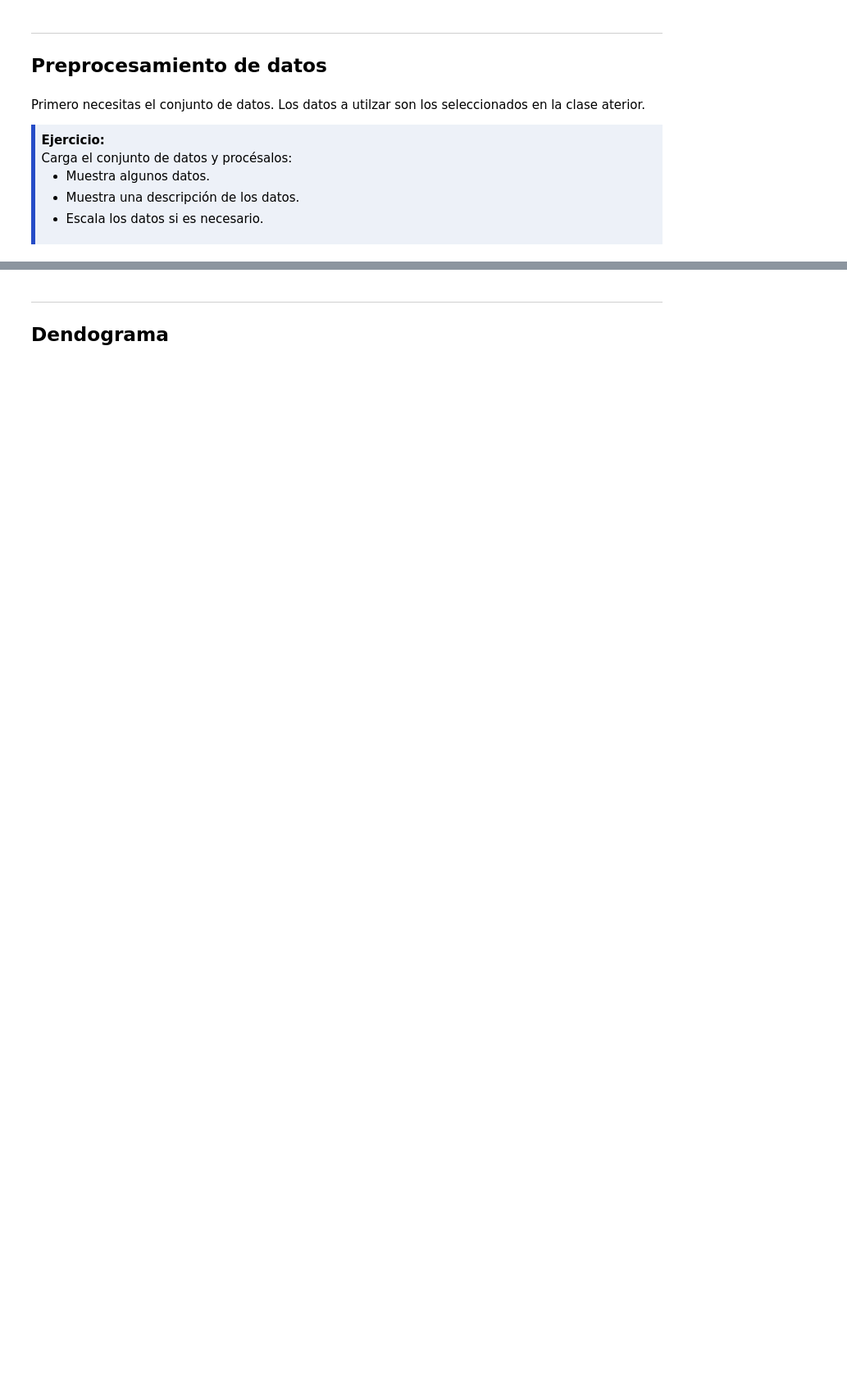
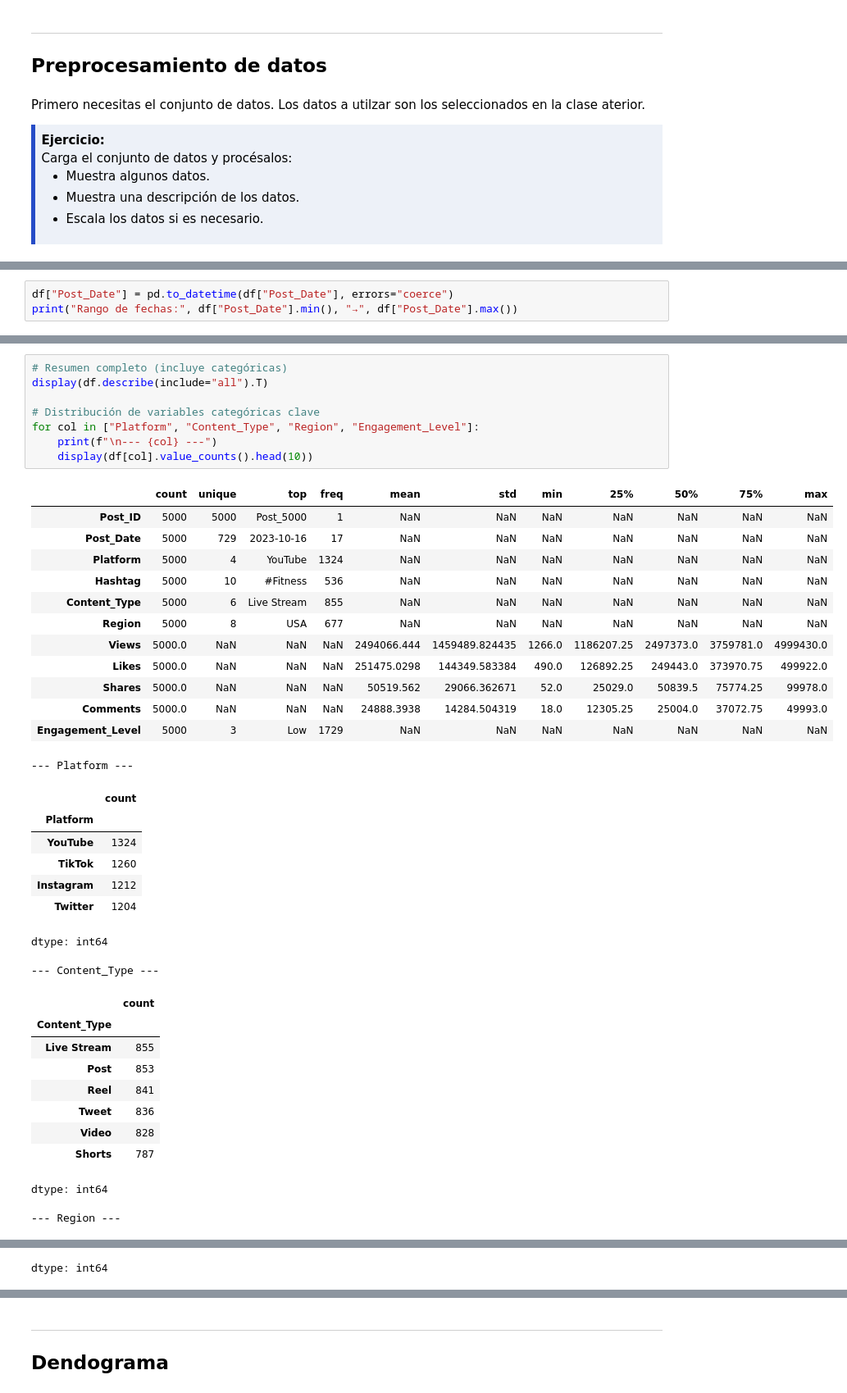
Before and after one commit to arellysoria/tareas-machine-learning-puce, a Jupyter notebook: 2-Ejercicios/03-Agrupamiento-Jerarquico.ipynb, the cells around one changed output, grey strips where cells are left out. Shown at 82% size. Cells and saved outputs as stored; diff of their text form; blank space fills up the shorter version.

```diff
--- a/2-Ejercicios/03-Agrupamiento-Jerarquico.ipynb
+++ b/2-Ejercicios/03-Agrupamiento-Jerarquico.ipynb
@@ -127,0 +150,3 @@ Duplicados: 0
+# %%
+df["Post_Date"] = pd.to_datetime(df["Post_Date"], errors="coerce")
+print("Rango de fechas:", df["Post_Date"].min(), "→", df["Post_Date"].max())
@@ -127,0 +157,40 @@ Duplicados: 0
+# %%
+# Resumen completo (incluye categóricas)
+display(df.describe(include="all").T)
+
+# Distribución de variables categóricas clave
+for col in ["Platform", "Content_Type", "Region", "Engagement_Level"]:
+    print(f"\n--- {col} ---")
+    display(df[col].value_counts().head(10))
+# %% [output]
+|  | count | unique | top | freq | mean | std | min | 25% | 50% | 75% | max |
+| Post_ID | 5000 | 5000 | Post_5000 | 1 | NaN | NaN | NaN | NaN | NaN | NaN | NaN |
+| Post_Date | 5000 | 729 | 2023-10-16 | 17 | NaN | NaN | NaN | NaN | NaN | NaN | NaN |
+| Platform | 5000 | 4 | YouTube | 1324 | NaN | NaN | NaN | NaN | NaN | NaN | NaN |
+| Hashtag | 5000 | 10 | #Fitness | 536 | NaN | NaN | NaN | NaN | NaN | NaN | NaN |
+| Content_Type | 5000 | 6 | Live Stream | 855 | NaN | NaN | NaN | NaN | NaN | NaN | NaN |
+| Region | 5000 | 8 | USA | 677 | NaN | NaN | NaN | NaN | NaN | NaN | NaN |
+| Views | 5000.0 | NaN | NaN | NaN | 2494066.444 | 1459489.824435 | 1266.0 | 1186207.25 | 2497373.0 | 3759781.0 | 4999430.0 |
+| Likes | 5000.0 | NaN | NaN | NaN | 251475.0298 | 144349.583384 | 490.0 | 126892.25 | 249443.0 | 373970.75 | 499922.0 |
+| Shares | 5000.0 | NaN | NaN | NaN | 50519.562 | 29066.362671 | 52.0 | 25029.0 | 50839.5 | 75774.25 | 99978.0 |
+| Comments | 5000.0 | NaN | NaN | NaN | 24888.3938 | 14284.504319 | 18.0 | 12305.25 | 25004.0 | 37072.75 | 49993.0 |
+| Engagement_Level | 5000 | 3 | Low | 1729 | NaN | NaN | NaN | NaN | NaN | NaN | NaN |
+--- Platform ---
+|  | count |
+| Platform |  |
+| YouTube | 1324 |
+| TikTok | 1260 |
+| Instagram | 1212 |
+| Twitter | 1204 |
+dtype: int64
+--- Content_Type ---
+|  | count |
+| Content_Type |  |
+| Live Stream | 855 |
+| Post | 853 |
+| Reel | 841 |
+| Tweet | 836 |
+| Video | 828 |
+| Shorts | 787 |
+dtype: int64
+--- Region ---
@@ -127,0 +207 @@ Duplicados: 0
+dtype: int64
```
Also changed, not shown: parts of 13 cells of this notebook.
